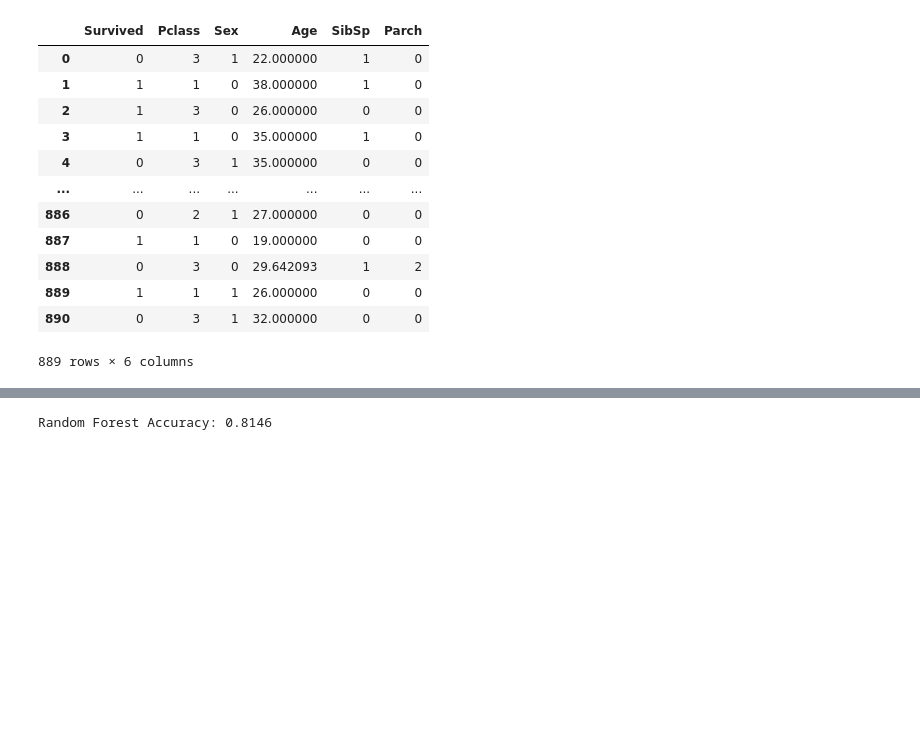
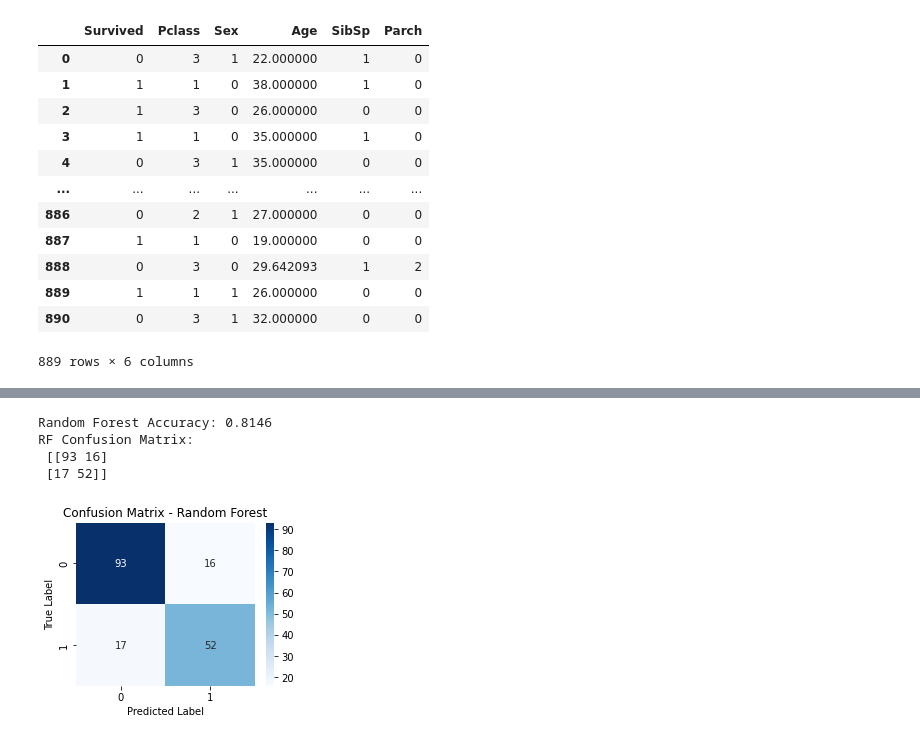
Before and after one commit to jeonghoya/AI-study, a Jupyter notebook: week2/titanic.ipynb, the cells around one changed output, grey strips where cells are left out. Drawn from its saved outputs; the diff is of its cells as text; code cells hidden in the pictures; blank space fills up the shorter version.

```diff
--- a/week2/titanic.ipynb
+++ b/week2/titanic.ipynb
@@ -164,12 +186,18 @@ Decision Tree Accuracy: 0.8146
 # %%
 # 🎯 (2) Random Forest
 rf_model = RandomForestClassifier()
 rf_model.fit(X_train, y_train)
 y_pred_rf = rf_model.predict(X_test)
 rf_acc = accuracy_score(y_test, y_pred_rf)
 print(f"Random Forest Accuracy: {rf_acc:.4f}")
+print("RF Confusion Matrix:\n", confusion_matrix(y_test, y_pred_rf))
+plot_confusion_matrix(y_test, y_pred_rf, "Random Forest")
 # %% [output]
 Random Forest Accuracy: 0.8146
+RF Confusion Matrix:
+ [[93 16]
+ [17 52]]
+[figure, added]
 # %%
 # 🎯 (3) SVM
 svm_model = SVC()
```
Also changed, not shown: parts of 6 cells of this notebook.
